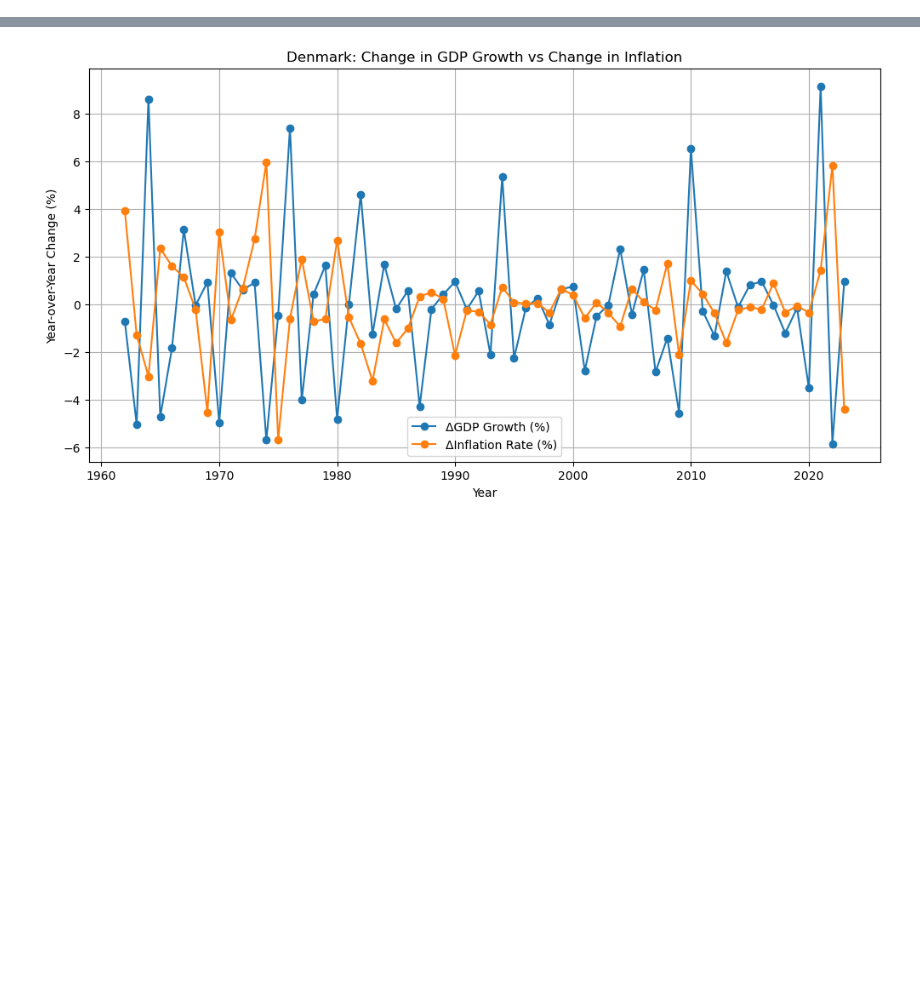
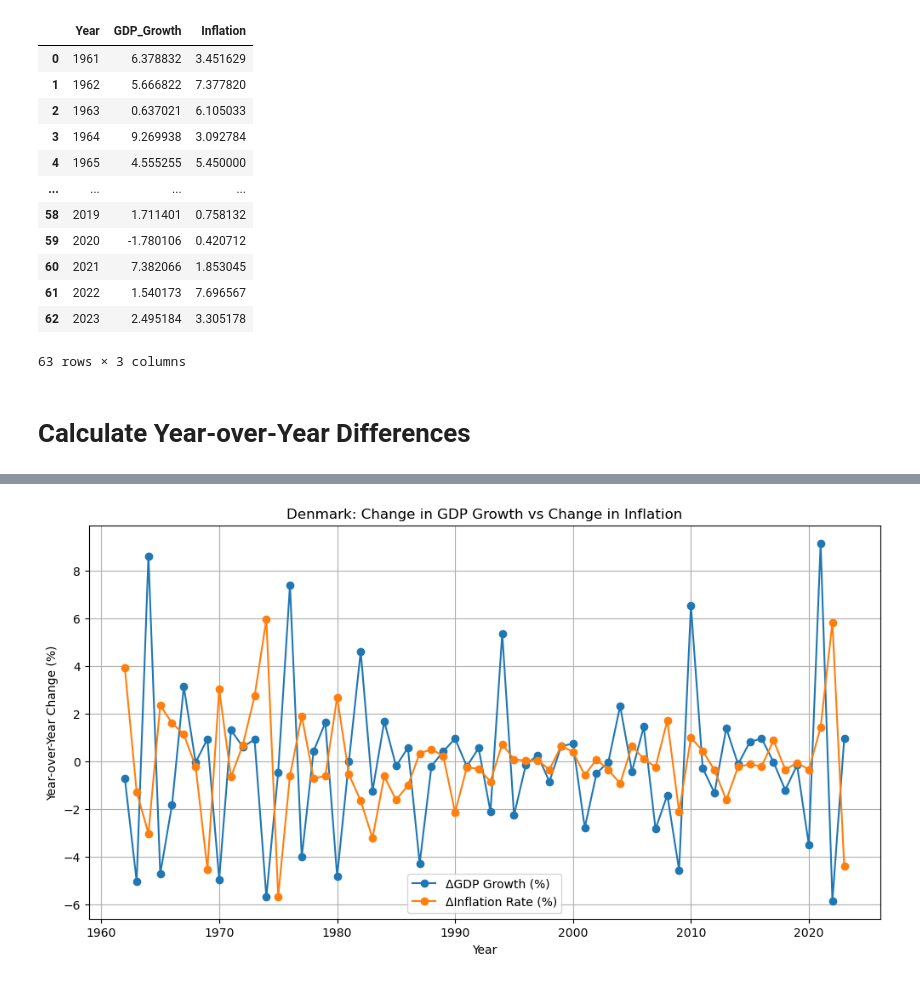
Before and after one commit to sergiobuesodominguez/GDP-Growth-and-Inflation-Denmark, a Jupyter notebook: Forecasting Inflation.ipynb, the cells around one changed output, grey strips where cells are left out. Drawn from its saved outputs; the diff is of its cells as text; code cells hidden in the pictures; blank space fills up the shorter version.

```diff
--- a/Forecasting Inflation.ipynb
+++ b/Forecasting Inflation.ipynb
@@ -37,3 +42,19 @@ inflation_df['Year'] = inflation_df['Year'].astype(int)
 inflation_df = inflation_df.dropna()
 # %%
 df = pd.merge(gdp_df, inflation_df, on=['Country Name', 'Year'])
+df = df.drop(columns=['Country Name'])
+df
+# %% [output]
+|  | Year | GDP_Growth | Inflation |
+| 0 | 1961 | 6.378832 | 3.451629 |
+| 1 | 1962 | 5.666822 | 7.377820 |
+| 2 | 1963 | 0.637021 | 6.105033 |
+| 3 | 1964 | 9.269938 | 3.092784 |
+| 4 | 1965 | 4.555255 | 5.450000 |
+| ... | ... | ... | ... |
+| 58 | 2019 | 1.711401 | 0.758132 |
+| 59 | 2020 | -1.780106 | 0.420712 |
+| 60 | 2021 | 7.382066 | 1.853045 |
+| 61 | 2022 | 1.540173 | 7.696567 |
+| 62 | 2023 | 2.495184 | 3.305178 |
+63 rows × 3 columns
@@ -41,0 +61,2 @@ df = df.drop(columns=['Country Name'])
+# %% [markdown]
+# Calculate Year-over-Year Differences
```
Also changed, not shown: parts of 17 cells of this notebook.
